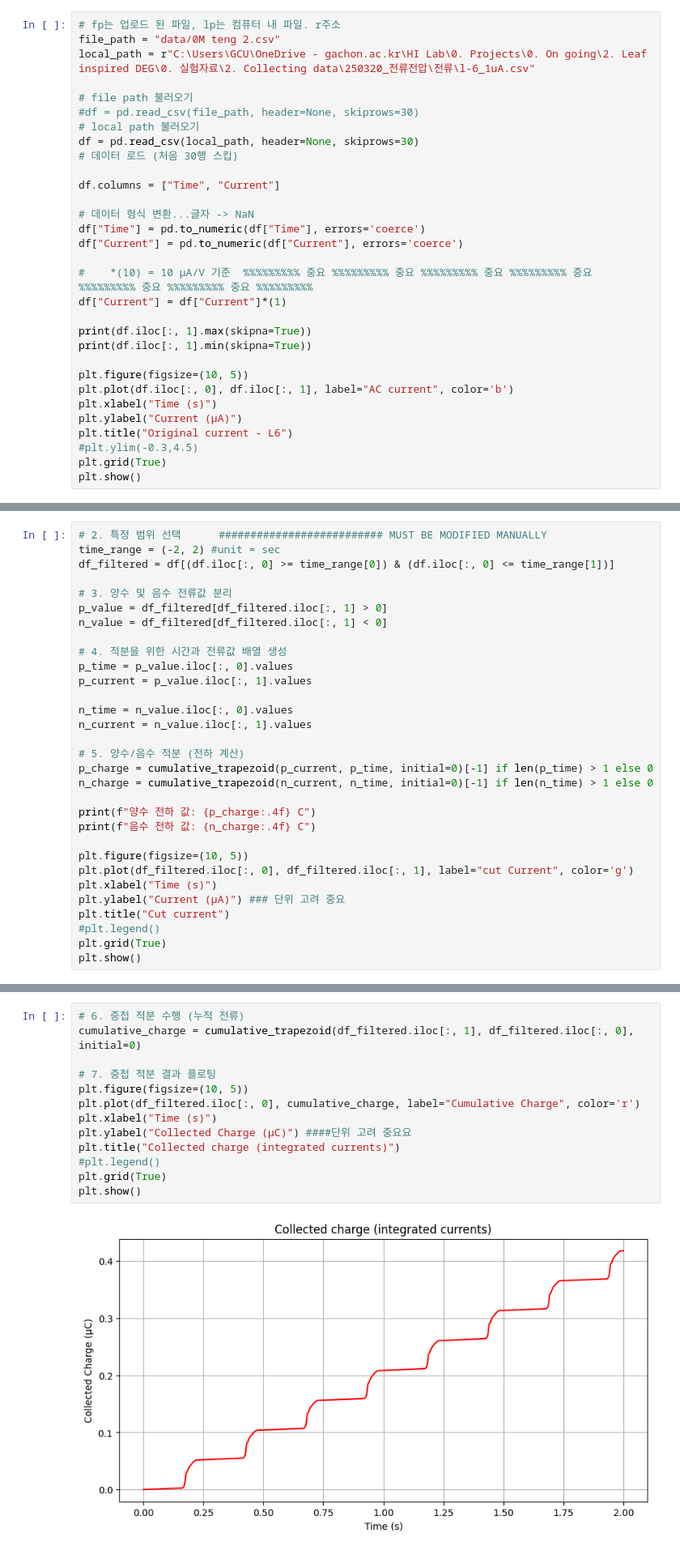
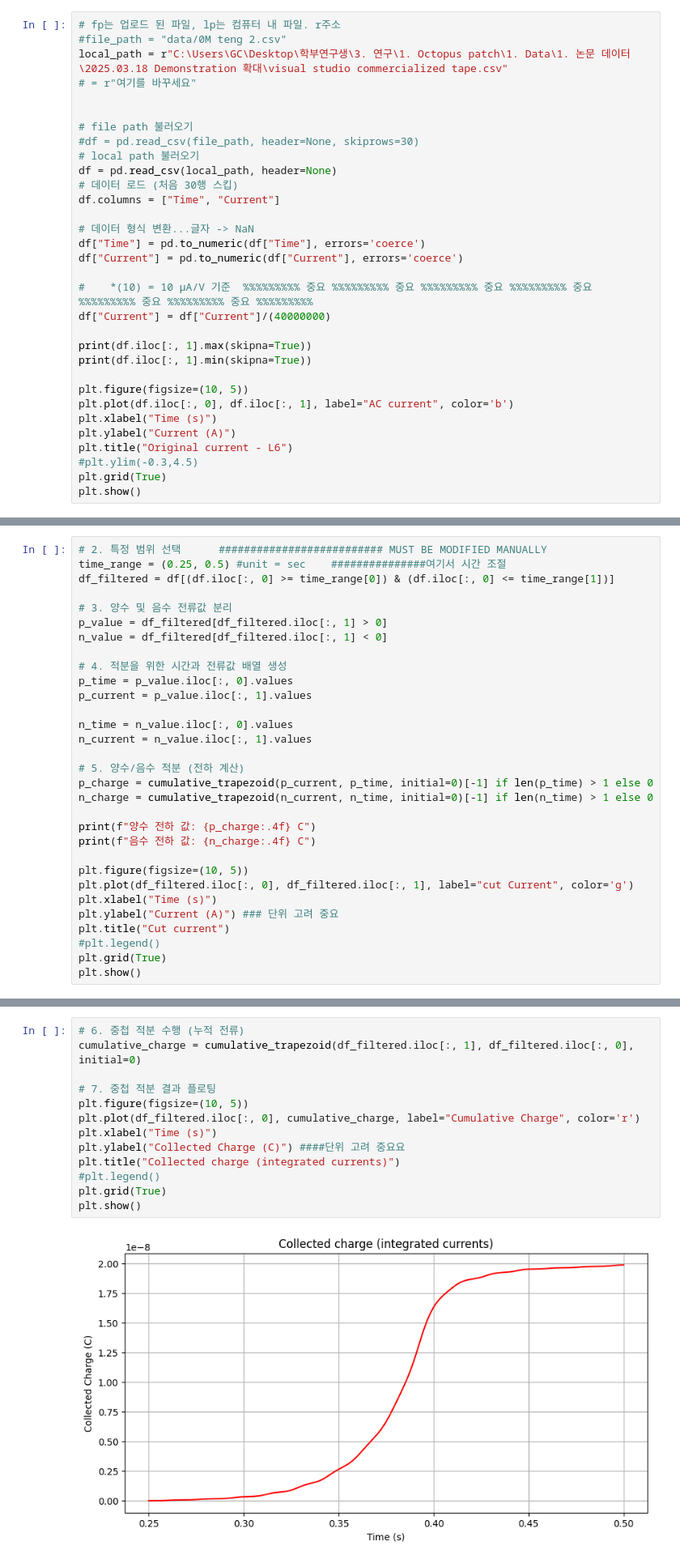
Before and after one commit to leedonghyun999/GB_practicing, a Jupyter notebook: integral current to charge.ipynb, the cells around one changed output, grey strips where cells are left out. Shown at 81% size. Cells and saved outputs as stored; diff of their text form.

```diff
--- a/integral current to charge.ipynb
+++ b/integral current to charge.ipynb
@@ -9,15 +9,16 @@ from scipy.integrate import cumulative_trapezoid
 import os
 # %%
 # fp는 업로드 된 파일, lp는 컴퓨터 내 파일. r주소
-file_path = "data/0M teng 2.csv"
-local_path = r"C:\Users\GCU\OneDrive - gachon.ac.kr\HI Lab\0. Projects\0. On going\2. Leaf inspired DEG\0. 실험자료\2. Collecting data\250320_전류전압\전류\l-6_1uA.csv"
+#file_path = "data/0M teng 2.csv"
+local_path = r"C:\Users\GC\Desktop\학부연구생\3. 연구\1. Octopus patch\1. Data\1. 논문 데이터\2025.03.18 Demonstration 확대\visual studio commercialized tape.csv"
+# = r"여기를 바꾸세요"
+
 
 # file path 불러오기
 #df = pd.read_csv(file_path, header=None, skiprows=30)
 # local path 불러오기
-df = pd.read_csv(local_path, header=None, skiprows=30)
+df = pd.read_csv(local_path, header=None)
 # 데이터 로드 (처음 30행 스킵)
-
 df.columns = ["Time", "Current"]
 
 # 데이터 형식 변환...글자 -> NaN
@@ -25,7 +26,7 @@ df["Time"] = pd.to_numeric(df["Time"], errors='coerce')
 df["Current"] = pd.to_numeric(df["Current"], errors='coerce')
 
 #    *(10) = 10 μA/V 기준  %%%%%%%%% 중요 %%%%%%%%% 중요 %%%%%%%%% 중요 %%%%%%%%% 중요 %%%%%%%%% 중요 %%%%%%%%% 중요 %%%%%%%%%
-df["Current"] = df["Current"]*(1)
+df["Current"] = df["Current"]/(40000000)
 
 print(df.iloc[:, 1].max(skipna=True))
 print(df.iloc[:, 1].min(skipna=True))
@@ -33,7 +34,7 @@ print(df.iloc[:, 1].min(skipna=True))
 plt.figure(figsize=(10, 5))
 plt.plot(df.iloc[:, 0], df.iloc[:, 1], label="AC current", color='b')
 plt.xlabel("Time (s)")
-plt.ylabel("Current (μA)")
+plt.ylabel("Current (A)")
 plt.title("Original current - L6")
 #plt.ylim(-0.3,4.5)
 plt.grid(True)
@@ -45,6 +46,6 @@ plt.show()
 # %%
 # 2. 특정 범위 선택      ########################## MUST BE MODIFIED MANUALLY
-time_range = (-2, 2) #unit = sec
+time_range = (0.25, 0.5) #unit = sec    ###############여기서 시간 조절
 df_filtered = df[(df.iloc[:, 0] >= time_range[0]) & (df.iloc[:, 0] <= time_range[1])]
 
 # 3. 양수 및 음수 전류값 분리
@@ -68,7 +69,7 @@ print(f"음수 전하 값: {n_charge:.4f} C")
 plt.figure(figsize=(10, 5))
 plt.plot(df_filtered.iloc[:, 0], df_filtered.iloc[:, 1], label="cut Current", color='g')
 plt.xlabel("Time (s)")
-plt.ylabel("Current (μA)") ### 단위 고려 중요
+plt.ylabel("Current (A)") ### 단위 고려 중요
 plt.title("Cut current")
 #plt.legend()
 plt.grid(True)
@@ -80,15 +81,15 @@ plt.show()
 # %%
 # 6. 중첩 적분 수행 (누적 전류)
 cumulative_charge = cumulative_trapezoid(df_filtered.iloc[:, 1], df_filtered.iloc[:, 0], initial=0)
 
 # 7. 중첩 적분 결과 플로팅
 plt.figure(figsize=(10, 5))
 plt.plot(df_filtered.iloc[:, 0], cumulative_charge, label="Cumulative Charge", color='r')
 plt.xlabel("Time (s)")
-plt.ylabel("Collected Charge (μC)") ####단위 고려 중요요
+plt.ylabel("Collected Charge (C)") ####단위 고려 중요요
 plt.title("Collected charge (integrated currents)")
 #plt.legend()
 plt.grid(True)
 plt.show()
 # %% [output]
-[figure, old version]
+[figure, new version]
```
Also changed, not shown: parts of 3 cells of this notebook, 1 other file.
